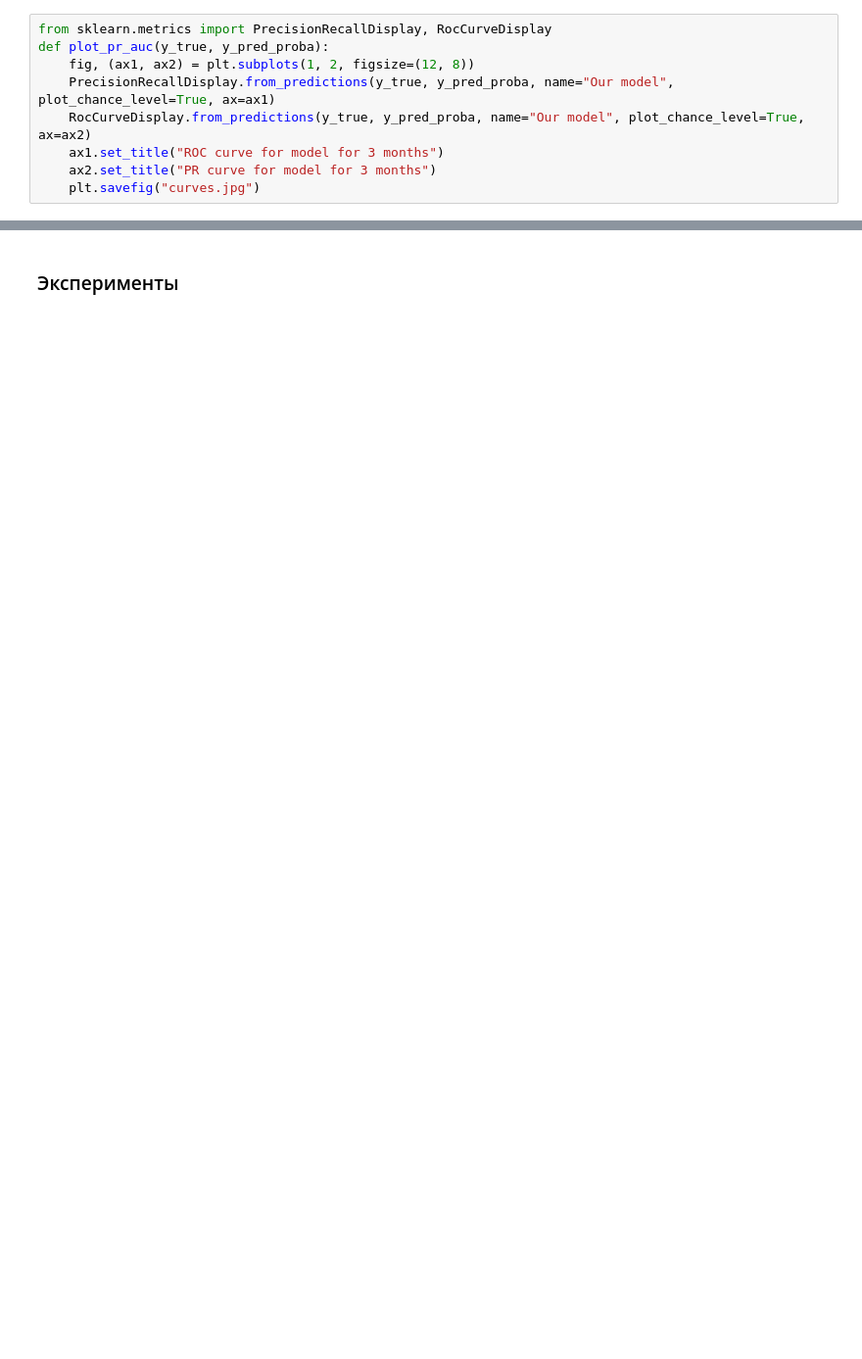
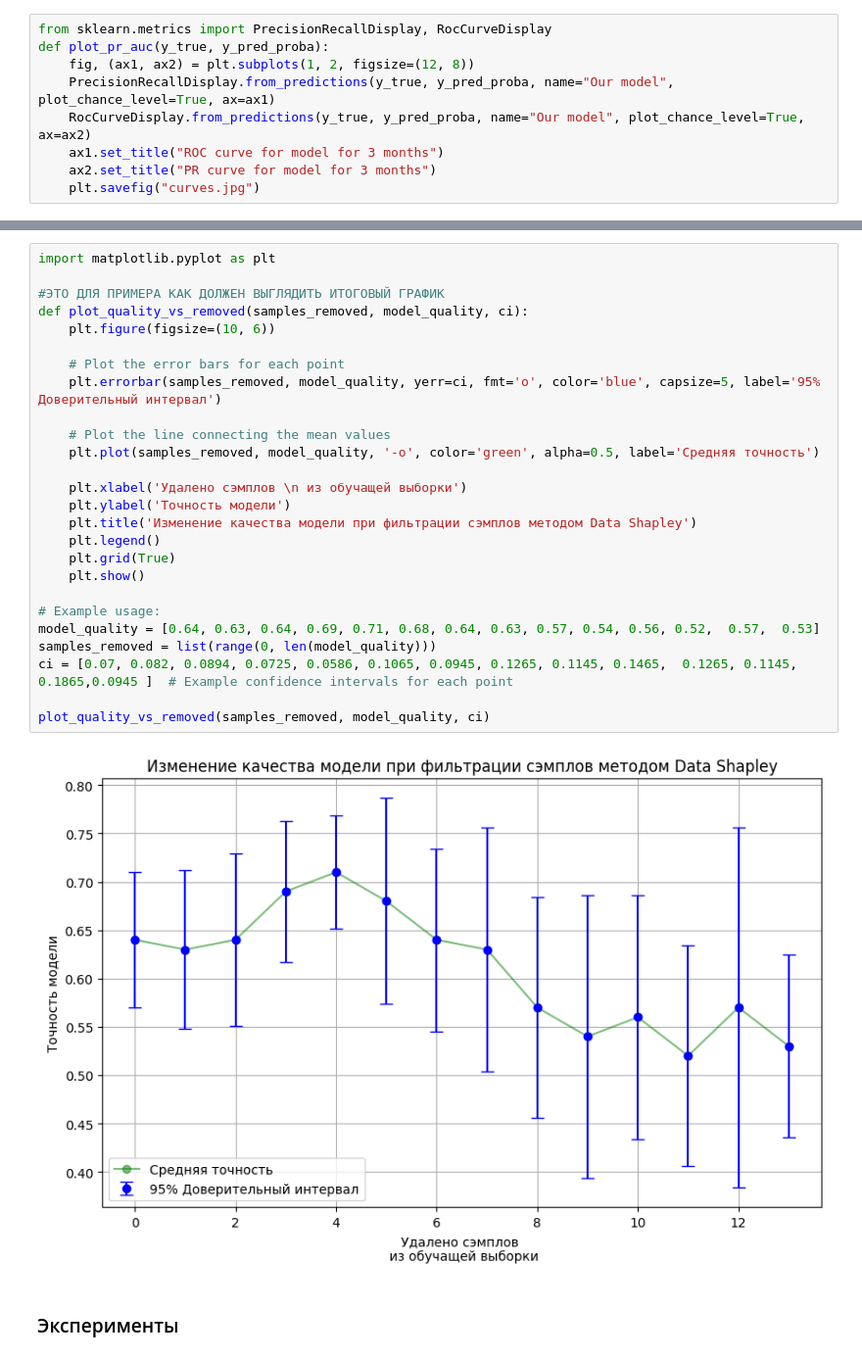
Before and after one commit to geniusserg/Endocrinology, a Jupyter notebook: experiments.ipynb, the cells around one changed output, grey strips where cells are left out. Shown at 98% size. Saved outputs shown, nothing was run; the diff lists cells and outputs as text; blank space fills up the shorter version.

```diff
--- a/experiments.ipynb
+++ b/experiments.ipynb
@@ -282,3 +357,31 @@ def plot_pr_auc(y_true, y_pred_proba):
+# %%
+import matplotlib.pyplot as plt
+
+#ЭТО ДЛЯ ПРИМЕРА КАК ДОЛЖЕН ВЫГЛЯДИТЬ ИТОГОВЫЙ ГРАФИК
+def plot_quality_vs_removed(samples_removed, model_quality, ci):
+    plt.figure(figsize=(10, 6))
+
+    # Plot the error bars for each point
+    plt.errorbar(samples_removed, model_quality, yerr=ci, fmt='o', color='blue', capsize=5, label='95% Доверительный интервал')
+
+    # Plot the line connecting the mean values
+    plt.plot(samples_removed, model_quality, '-o', color='green', alpha=0.5, label='Средняя точность')
+
+    plt.xlabel('Удалено сэмплов \n из обучащей выборки')
+    plt.ylabel('Точность модели')
+    plt.title('Изменение качества модели при фильтрации сэмплов методом Data Shapley')
+    plt.legend()
+    plt.grid(True)
+    plt.show()
+
+# Example usage:
+model_quality = [0.64, 0.63, 0.64, 0.69, 0.71, 0.68, 0.64, 0.63, 0.57, 0.54, 0.56, 0.52,  0.57,  0.53]
+samples_removed = list(range(0, len(model_quality)))
+ci = [0.07, 0.082, 0.0894, 0.0725, 0.0586, 0.1065, 0.0945, 0.1265, 0.1145, 0.1465,  0.1265, 0.1145, 0.1865,0.0945 ]  # Example confidence intervals for each point
+
+plot_quality_vs_removed(samples_removed, model_quality, ci)
+# %% [output]
+[figure, added]
 # %% [markdown]
 ### Эксперименты
 # %%
```
Also changed, not shown: parts of 11 cells of this notebook.
